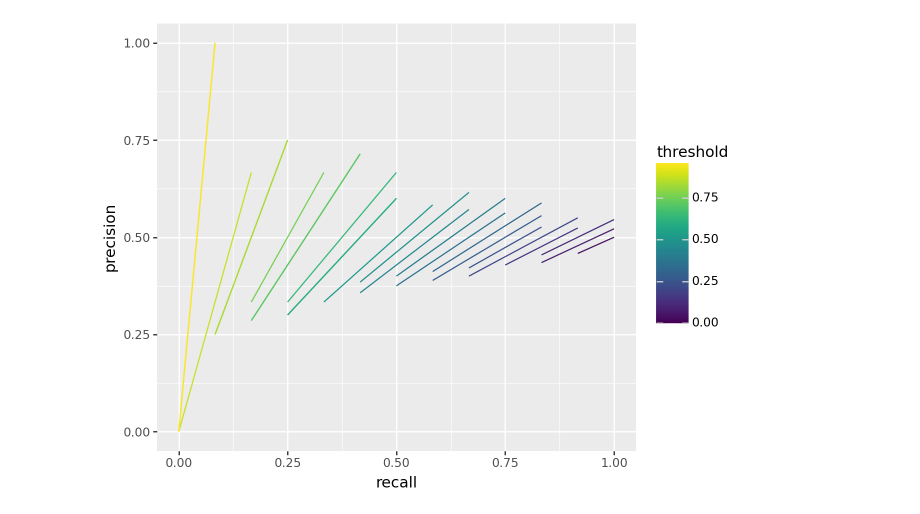
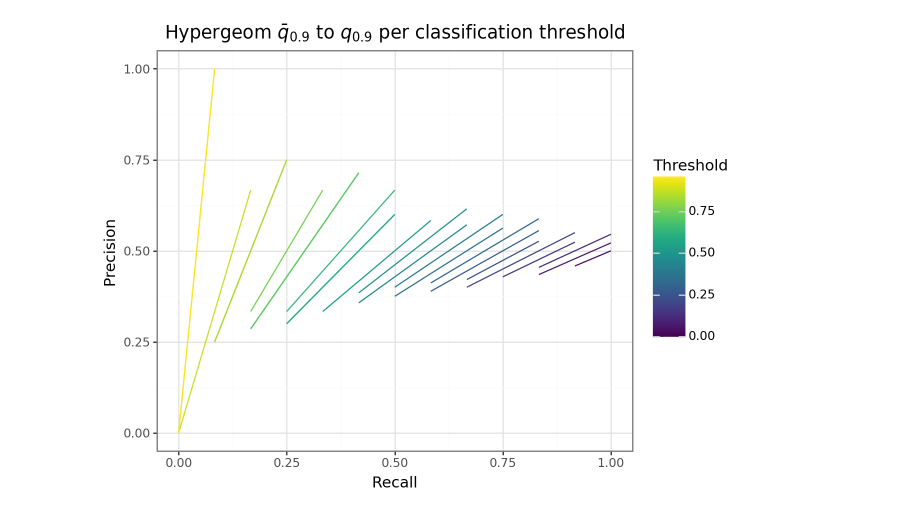
Before and after one commit to mart-mihkel/nullmodels, a Jupyter notebook: notebooks/hg_slopes.ipynb, the cells around one changed output. Cells and saved outputs as stored; diff of their text form; code cells hidden in the pictures.

```diff
--- a/notebooks/hg_slopes.ipynb
+++ b/notebooks/hg_slopes.ipynb
@@ -6,16 +6,17 @@ from plotnine import *
 from nullmodels import *
 # %%
 n = 25
-p_ub, r_ub, th = pr_quantile_hypergeom(n)
-p_lb, r_lb, _  = pr_quantile_hypergeom(n, q=0.1)
+p_ub, r_ub, th = pr_quantile_hypergeom(n, q=.9)
+p_lb, r_lb, _  = pr_quantile_hypergeom(n, q=.1)
 
-df = pd.DataFrame({'precision': np.concatenate((p_ub, p_lb)),
-                   'recall': np.concatenate((r_ub, r_lb)),
-                   'threshold': np.tile(th, 2)})
+df = pd.DataFrame({'Precision': np.concatenate((p_ub, p_lb)),
+                   'Recall': np.concatenate((r_ub, r_lb)),
+                   'Threshold': np.tile(th, 2)})
 
-p  = ggplot(df)
-p += aes('recall', 'precision', color='threshold', group='threshold')
-p += geom_line()
-p
+(ggplot(df) +
+ aes('Recall', 'Precision', color='Threshold', group='Threshold') +
+ geom_line() +
+ ggtitle(r'Hypergeom $\bar{q}_{0.9}$ to $q_{0.9}$ per classification threshold') +
+ theme_bw())
 # %% [output]
-[figure, old version]
+[figure, new version]
```
Also changed, not shown: 4 other files.
